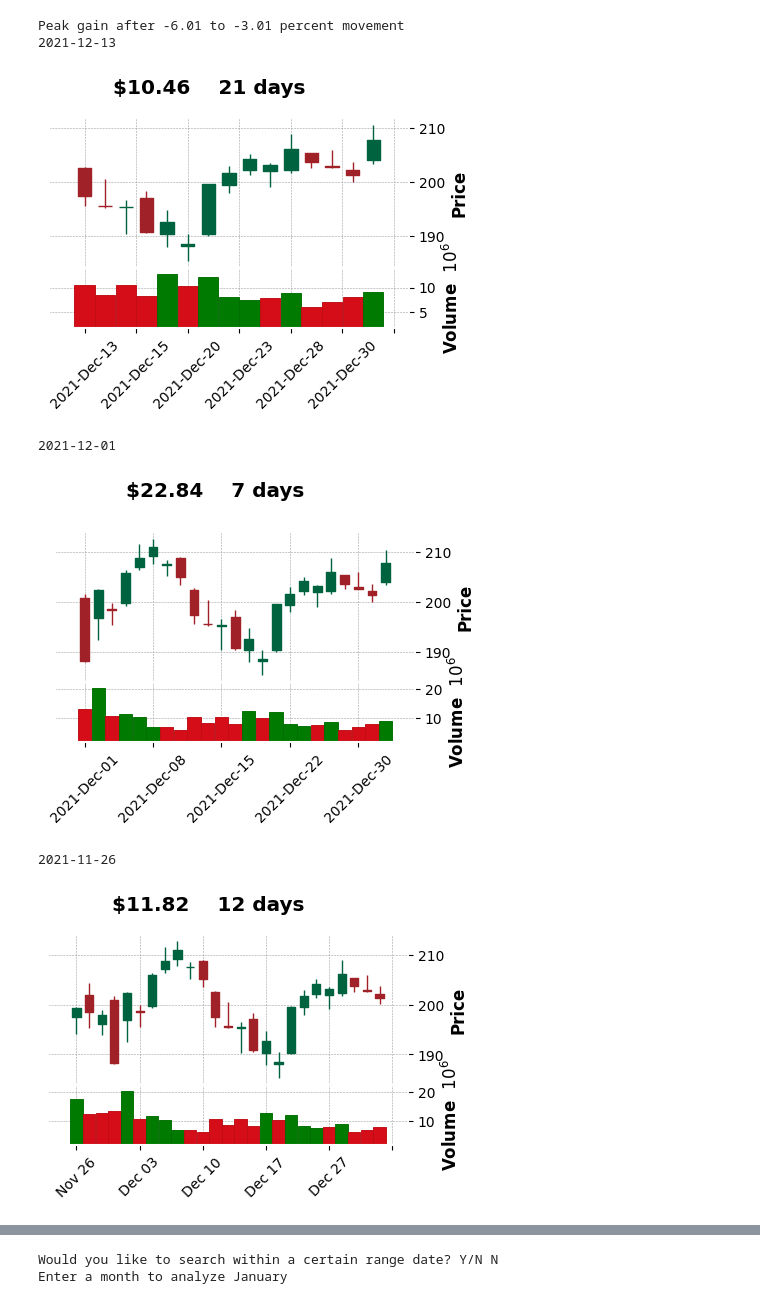
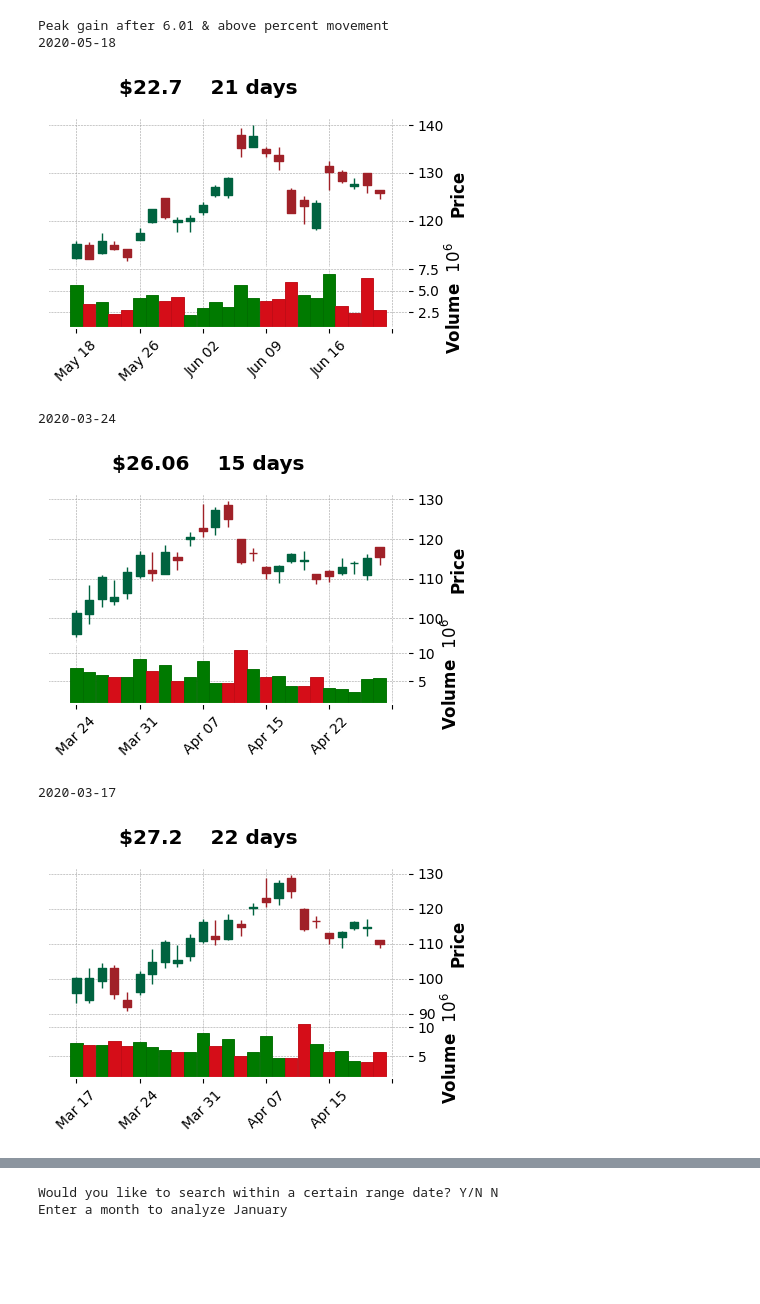
Before and after one commit to 2015samtaylor/Disseration_Analysis, a Jupyter notebook: Stock_Market_Data_Colab_Final.ipynb, the cells around one changed output, grey strips where cells are left out. Cells and saved outputs as stored; diff of their text form; code cells hidden in the pictures; blank space fills up the shorter version.

```diff
--- a/Stock_Market_Data_Colab_Final.ipynb
+++ b/Stock_Market_Data_Colab_Final.ipynb
@@ -619,41 +619,40 @@ def get_graphs(run):
 
         peak_date_vars.loc[peak_date_vars['peak_dates'] == begin_date, 'peak_dates'] = end  #located bad peak_dates
         peak_date_vars['peak_dates'] = peak_date_vars['peak_dates'].apply(pd.to_datetime) # change back to datetime
 
         begin_date = df['Date'].iloc[0]
         num_of_days = (peak_date_vars.iloc[0] - begin_date)
 
         df = df[['Open', 'High', 'Low', 'Close', 'Date', 'Volume' ]]
         df = df.drop([1]).set_index('Date')
 
         print(str(run[i])[0:10])
         mpf.plot(df, type = 'candle', style = 'charles', volume = True, figsize = (5,3),
                  mav = (200), title = ('$'+str(gain)+ '    '+str(num_of_days)[13:20]))
         i += 1
 
 
 
 print( 'Peak gain after ' +str(plug_pct)+ ' percent movement')
 
 
 if frame.iloc[0]['Chance_of_Gain'] == frame['Chance_of_Gain'].max():
     get_graphs(run_one)
 elif frame.iloc[1]['Chance_of_Gain'] == frame['Chance_of_Gain'].max():
     get_graphs(run_two)
 elif frame.iloc[2]['Chance_of_Gain'] == frame['Chance_of_Gain'].max():
     get_graphs(run_three)
 elif frame.iloc[3]['Chance_of_Gain'] == frame['Chance_of_Gain'].max():
-    get_graphs(run_four)
+    get_graphs(run_six)
 elif frame.iloc[4]['Chance_of_Gain'] == frame['Chance_of_Gain'].max():
-    get_graphs(run_five)
+    get_graphs(run_seven)
 else:
-    gain_list, date_list, begin_price =get_data(run_six)
-    get_graphs(run_six)
+    get_graphs(run_eight)
 # %% [output]
-Peak gain after -6.01 to -3.01 percent movement
-2021-12-13
+Peak gain after 6.01 & above percent movement
+2020-05-18
-[figure, old version]
+[figure, new version]
-2021-12-01
+2020-03-24
-[figure, old version]
+[figure, new version]
-2021-11-26
+2020-03-17
-[figure, old version]
+[figure, new version]
```
Also changed, not shown: parts of 11 cells of this notebook.
